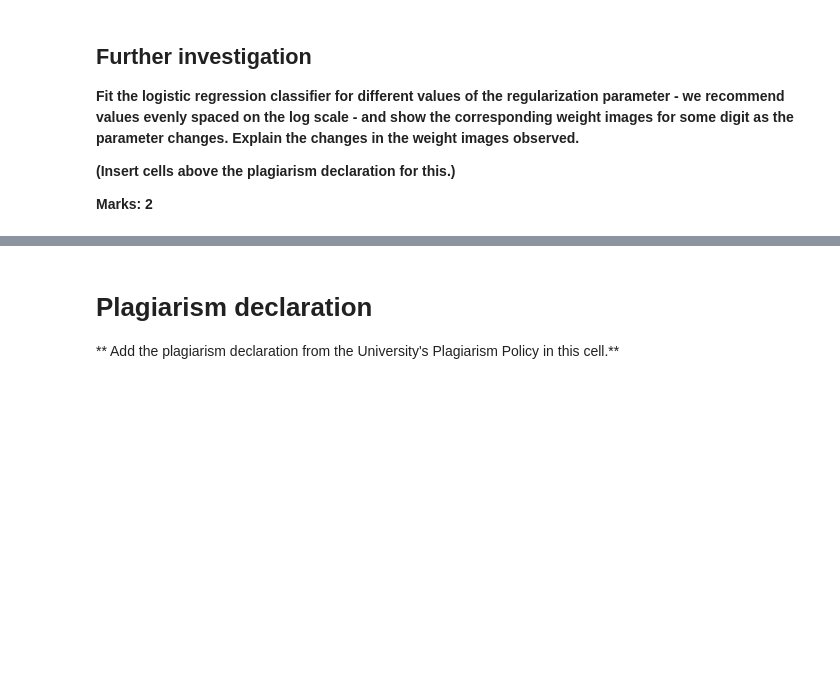
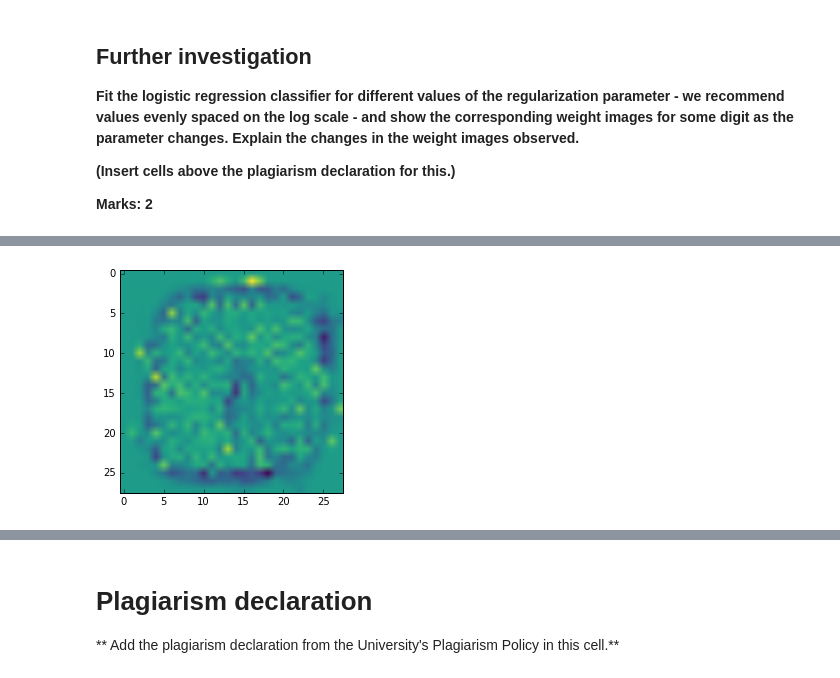
Before and after one commit to MHeymann/assign2rw315, a Jupyter notebook: assign2.ipynb, the cells around one changed output, grey strips where cells are left out. Cells and saved outputs as stored; diff of their text form; code cells hidden in the pictures; blank space fills up the shorter version.

```diff
--- a/assign2.ipynb
+++ b/assign2.ipynb
@@ -291,0 +361,4 @@ w = interact(show_weights_tensor, k =(0, 9))
+# %%
+set_regularization(2)
+# %% [output]
+[figure, added]
```
Also changed, not shown: parts of 16 cells of this notebook.
